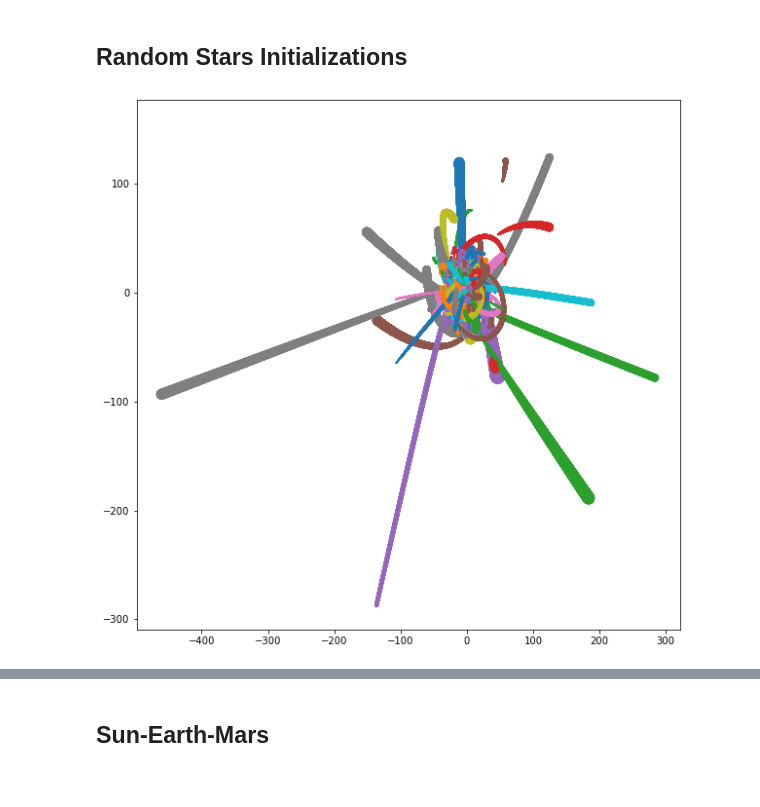
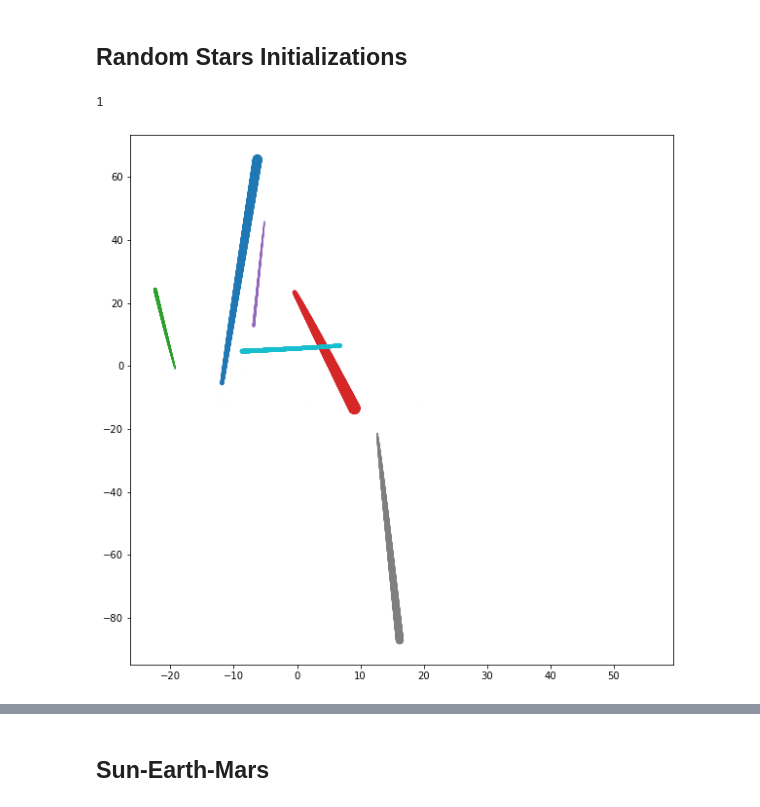
Before and after one commit to JannisZeller/stellarflow, a Jupyter notebook: testing_class.ipynb, the cells around one changed output, grey strips where cells are left out. Cells and saved outputs as stored; diff of their text form; code cells hidden in the pictures.

```diff
--- a/testing_class.ipynb
+++ b/testing_class.ipynb
@@ -7,12 +13,29 @@ import numpy as np
 # %% [markdown]
 ## Random Stars Initializations
+# %%
+## For Planet-System scale:
+mean = 0
+std_x = 10.
+std_v = 0.05
+
+## For Interstellar-System scale:
+# mean = 0
+# std_x = 1000.
+# std_v = 1.
 # %%
-N_init = 1000
-X0 = np.random.normal(size=(N_init, 3), loc=0,  scale=10.)
-V0 = np.random.normal(size=(N_init, 3), loc=0., scale=0.05)
-Q0 = np.concatenate([X0, V0], axis=1)
-# print(Q0)
+N_init = 10
+X0 = np.random.normal(size=(N_init, 3), loc=mean, scale=std_x)
+V0 = np.random.normal(size=(N_init, 3), loc=mean, scale=std_v)
 M0 = np.random.chisquare(df=1, size=N_init)
+
+## Appending large gravitational center
+# X0 = np.concatenate([X0, [3*[0.]]], axis=0)
+# V0 = np.concatenate([V0, [3*[0.]]], axis=0)
+# M0 = np.concatenate([M0, [1e9]], axis=0)
+# %%
+M0.ndim
+# %% [output]
+1
 # %%
 system = stf.System(X0, V0, M0, dt=1.)
 # %%
@@ -20,7 +43,7 @@ system.simulation(3000)
 # %%
-system.plot_history_2d(ZSIZE=True, SUBSET=False, n_sample=200)
+system.plot_history_2d(ZSIZE=True, SUBSET=False, n_sample=100)
 # %% [output]
-[figure, old version]
+[figure, new version]
 # %%
 system.plot_history_3d()
 # %% [output]
```
Also changed, not shown: parts of 25 cells of this notebook, 1 other file.
